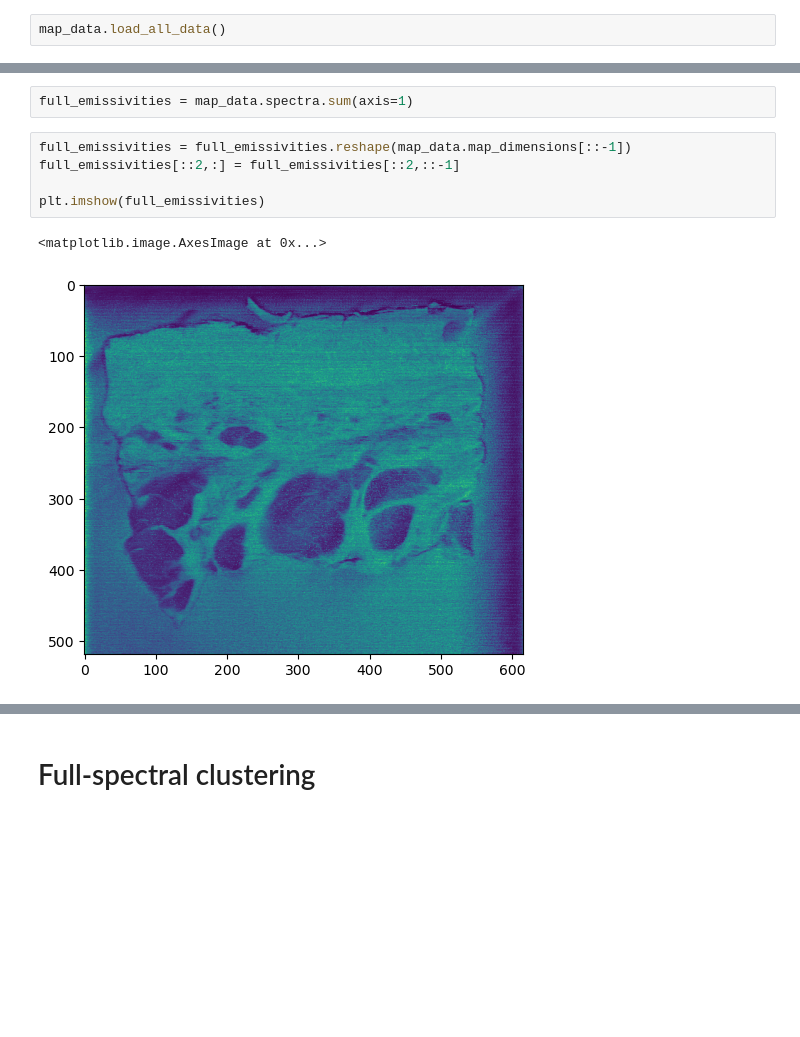
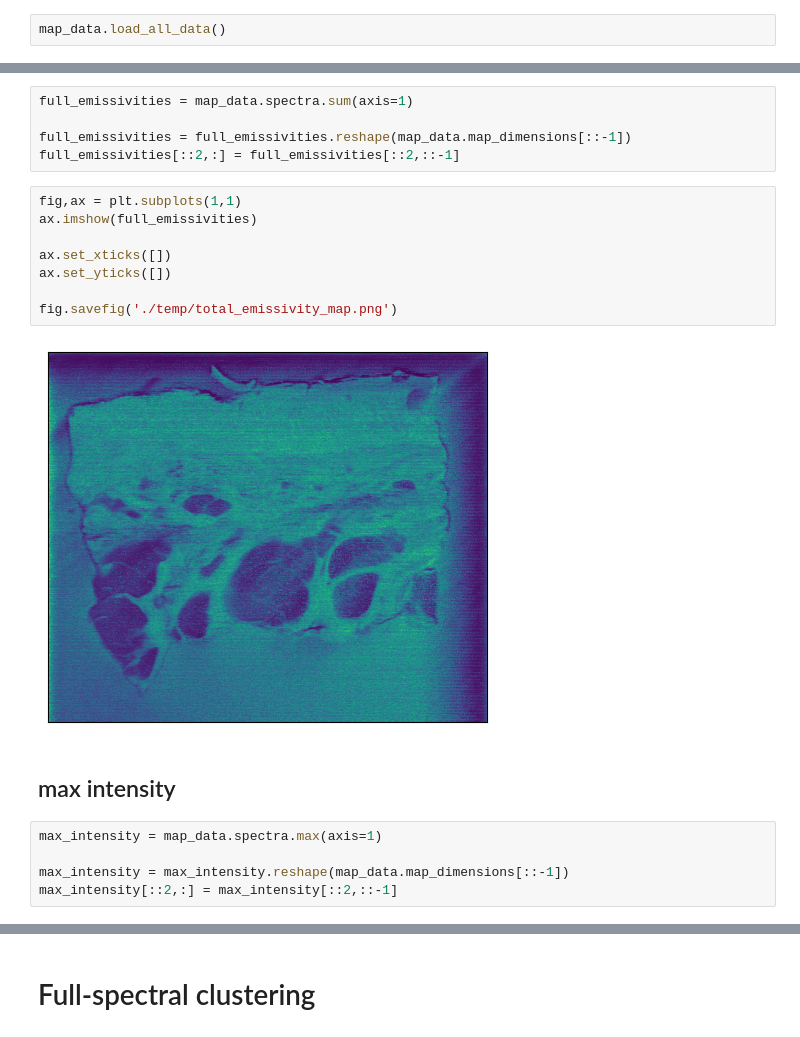
Before and after one commit to ekepes112/libs_segmentation, a Jupyter notebook: notebooks/EXP_fullSpectralClustering.ipynb, the cells around one changed output, grey strips where cells are left out. Saved outputs shown, nothing was run; the diff lists cells and outputs as text; blank space fills up the shorter version.

```diff
--- a/notebooks/EXP_fullSpectralClustering.ipynb
+++ b/notebooks/EXP_fullSpectralClustering.ipynb
@@ -36,10 +39,22 @@ map_data.load_all_data()
 # %%
 full_emissivities = map_data.spectra.sum(axis=1)
+
+full_emissivities = full_emissivities.reshape(map_data.map_dimensions[::-1])
+full_emissivities[::2,:] = full_emissivities[::2,::-1]
+# %%
+fig,ax = plt.subplots(1,1)
+ax.imshow(full_emissivities)
+
+ax.set_xticks([])
+ax.set_yticks([])
+
+fig.savefig('./temp/total_emissivity_map.png')
+# %% [output]
+[figure, added]
+# %% [markdown]
+## max intensity
 # %%
-full_emissivities = full_emissivities.reshape(map_data.map_dimensions[::-1])
-full_emissivities[::2,:] = full_emissivities[::2,::-1]
+max_intensity = map_data.spectra.max(axis=1)
 
-plt.imshow(full_emissivities)
+max_intensity = max_intensity.reshape(map_data.map_dimensions[::-1])
+max_intensity[::2,:] = max_intensity[::2,::-1]
-# %% [output]
-<matplotlib.image.AxesImage at 0x...>
-[figure, removed]
```
Also changed, not shown: parts of 9 cells of this notebook, 3 other files.
